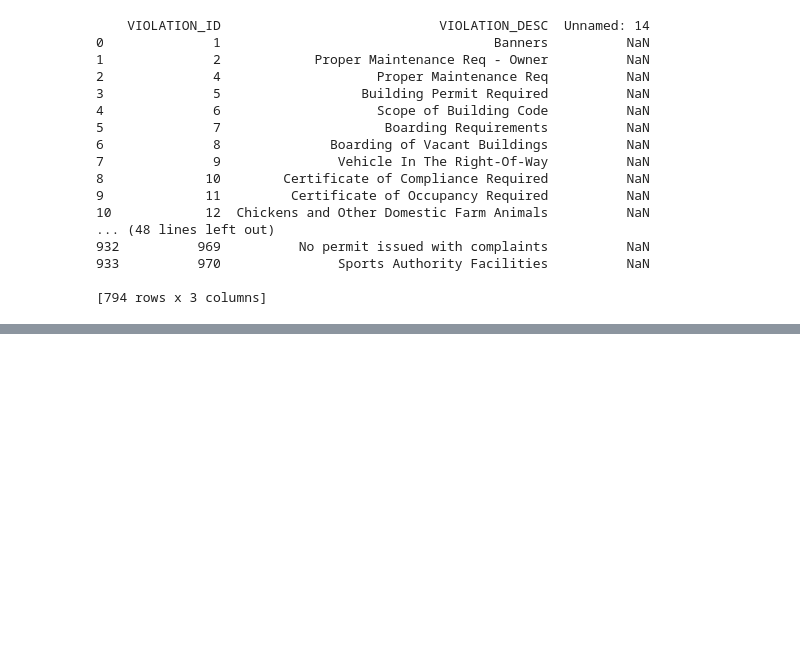
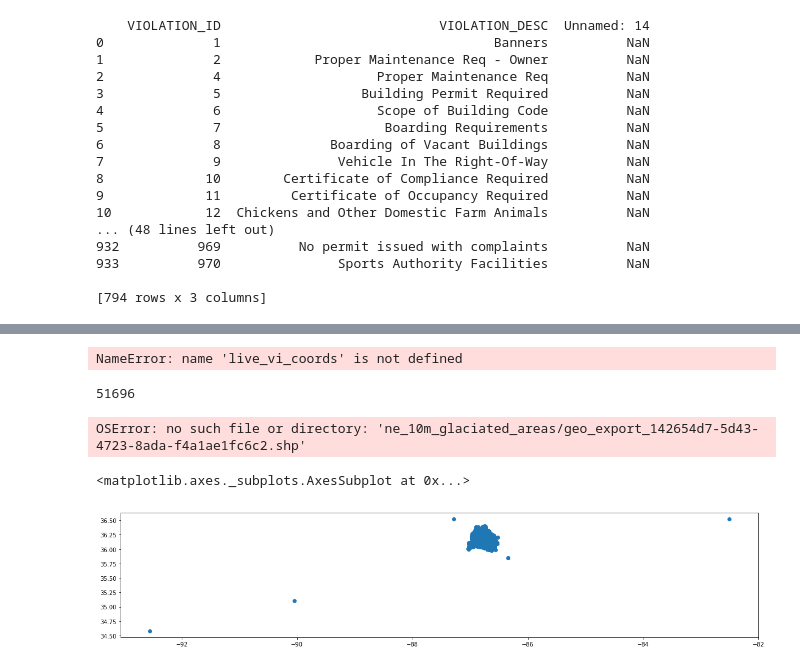
Before and after one commit to shrutijalewar/data-question-2-xtreme-united, a Jupyter notebook: data-ques-2.ipynb, the cells around one changed output, grey strips where cells are left out. Saved outputs shown, nothing was run; the diff lists cells and outputs as text; code cells hidden in the pictures; blank space fills up the shorter version.

Commit message:
adding the maps and coords file

```diff
--- a/data-ques-2.ipynb
+++ b/data-ques-2.ipynb
@@ -516,0 +554,3 @@ violation_sub5.to_csv(("/Users/ssharma/code/nss-ds/data-question-2-xtreme-united
+# %%
+live_vi = pd.read_csv('live_vi_matches.csv')
+live_vi.tail(20)
@@ -516,0 +586,35 @@ violation_sub5.to_csv(("/Users/ssharma/code/nss-ds/data-question-2-xtreme-united
+# %%
+# From Mary's code to extract the lat and lng
+
+lat_lng_pattern = re.compile(r'\((.*),\s*(.*)\)', flags=re.MULTILINE)
+
+def extract_lat_lng(address):
+    try:
+        lat_lng_match = lat_lng_pattern.search(address)
+        lat = float(lat_lng_match.group(1))
+        lng = float(lat_lng_match.group(2))
+        return (lat, lng)
+    except:
+        return (np.NaN, np.NaN)
+# address = '121 QUEENS LN\nNASHVILLE, TN 37218\n(36.213718, -86.861065)'
+# a = extract_lat_lng(address)
+# print(a)
+
+pre_lat_lngs =live_vi.loc[:,'Mapped Location']
+
+lat_lngs = [extract_lat_lng(location) for location in pre_lat_lngs]
+live_vi['lat_lng'] = lat_lngs
+live_vi['lat'] = [lat for lat, lng in lat_lngs]
+live_vi['lng'] = [lng for lat, lng in lat_lngs]
+live_vi.head(10)
+live_vi.to_csv(live_vi_coords)
+# %% [output]
+NameError: name 'live_vi_coords' is not defined
+# %%
+# live_vi10 = live_vi[:10]
+locations = live_vi[['lat', 'lng']]
+locationlist = locations.values.tolist()
+# locationlist10 = locationlist[:10]
+print(len(locationlist))
+# %% [output]
+51696
@@ -516,0 +633,17 @@ violation_sub5.to_csv(("/Users/ssharma/code/nss-ds/data-question-2-xtreme-united
+# %%
+nashville = gpd.GeoDataFrame.from_file('ne_10m_glaciated_areas/geo_export_142654d7-5d43-4723-8ada-f4a1ae1fc6c2.shp')
+ax = nashville.plot(figsize=(20,5),linewidth=0.25, edgecolor='white', color='pink')
+ax.axis('off')
+points = live_vi.apply(lambda row: Point(row.lng, row.lat), axis=1)
+vi_gdf = gpd.GeoDataFrame(live_vi, geometry=points)
+vi_gdf.crs = {'init': 'epsg:4326'}
+
+# If you want to know how this all works, look above
+vi_gdf.head(2)
+# %% [output]
+OSError: no such file or directory: 'ne_10m_glaciated_areas/geo_export_142654d7-5d43-4723-8ada-f4a1ae1fc6c2.shp'
+# %%
+vi_gdf.plot(figsize=(20,5))
+# %% [output]
+<matplotlib.axes._subplots.AxesSubplot at 0x...>
+[figure, added]
```
Also changed, not shown: parts of 13 cells of this notebook, 12 other files.
